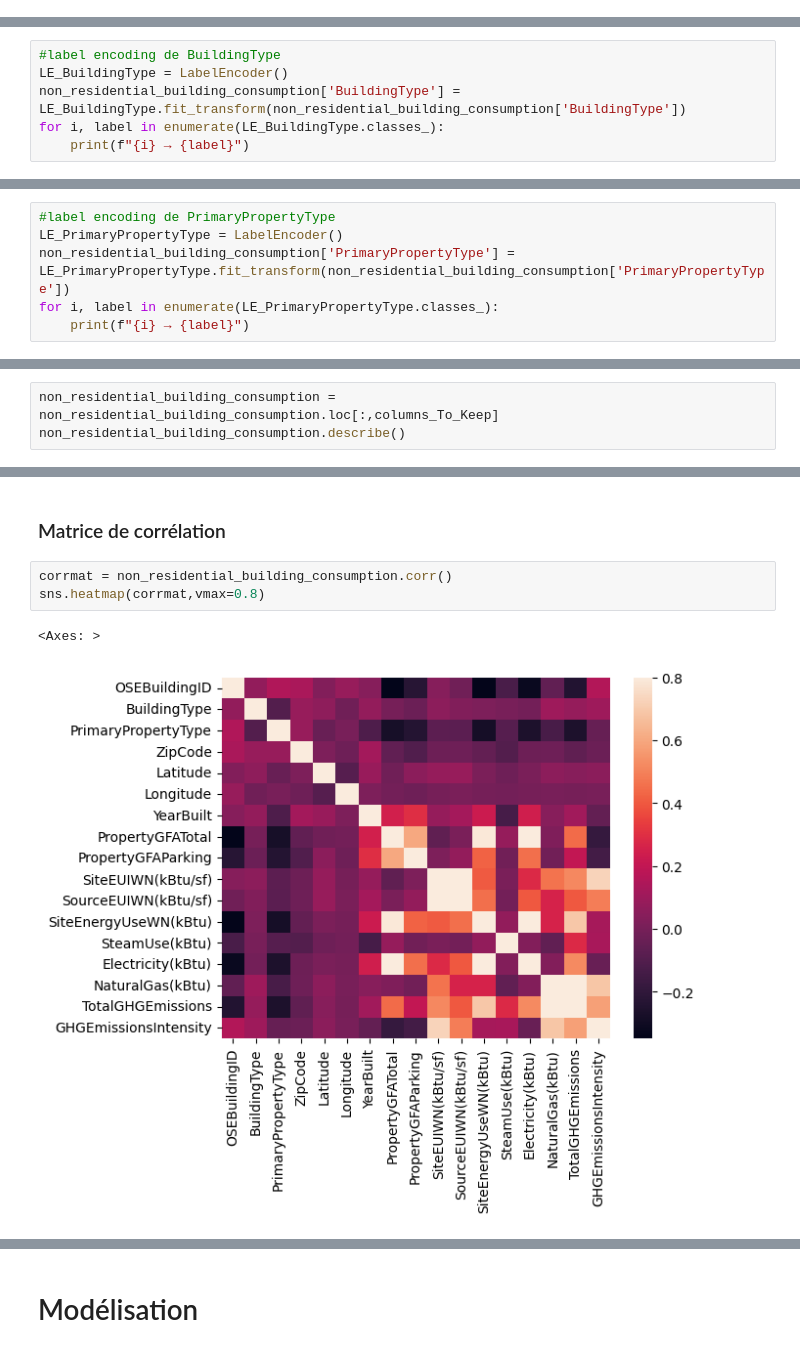
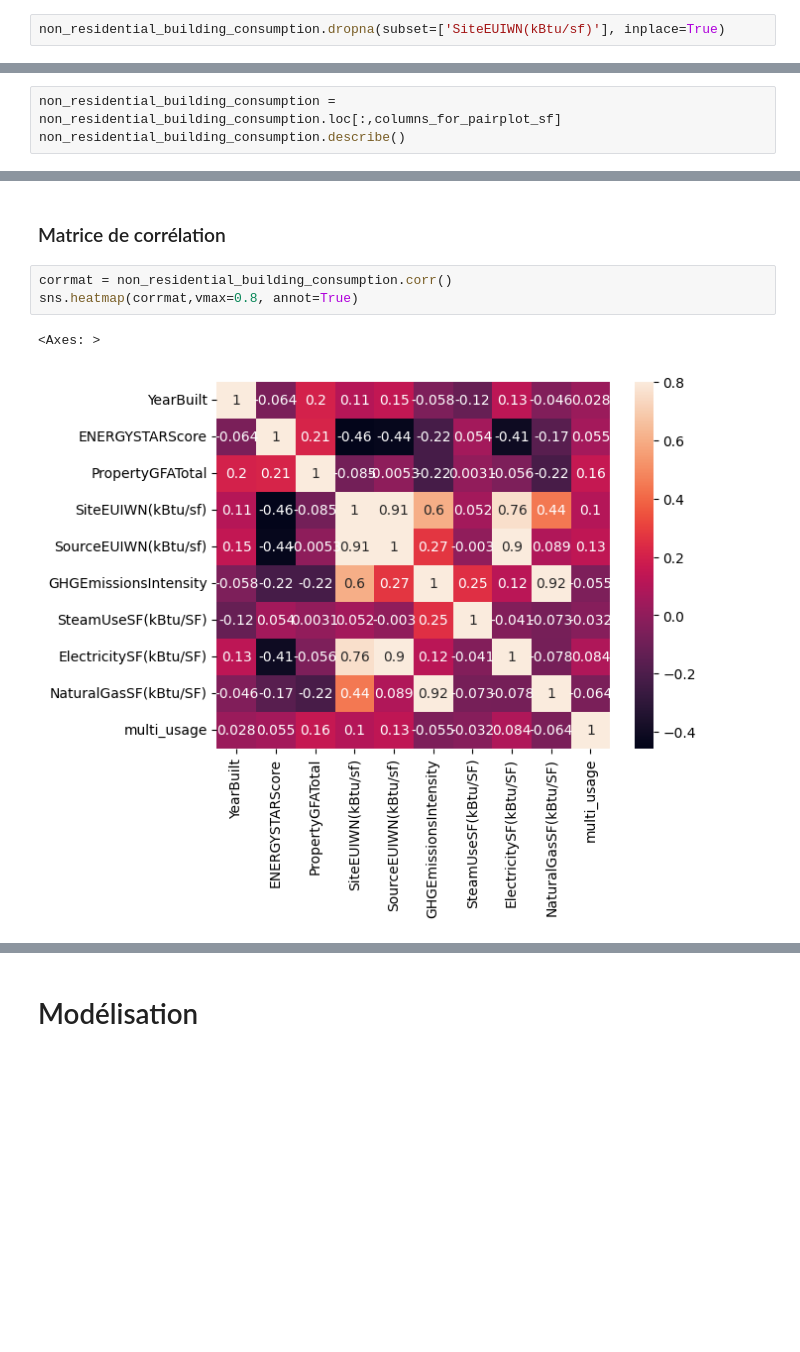
Before and after one commit to RandomFab/SEATLE, a Jupyter notebook: P3_template_modelistation_supervisee_data_scientist.ipynb, the cells around one changed output, grey strips where cells are left out. Cells and saved outputs as stored; diff of their text form; blank space fills up the shorter version.

```diff
--- a/P3_template_modelistation_supervisee_data_scientist.ipynb
+++ b/P3_template_modelistation_supervisee_data_scientist.ipynb
@@ -268,3 +352,5 @@ dtype: int64
+# %%
+non_residential_building_consumption.dropna(subset=['SiteEUIWN(kBtu/sf)'], inplace=True)
 # %% [markdown]
 **Conclusion :**
 Pour les datas manquantes > 15% sans réelle explication et sans intéret particulier = à supprimer :
@@ -345,6 +391,0 @@ Name: count, Length: 385, dtype: int64
-# %%
-#label encoding de BuildingType
-LE_BuildingType = LabelEncoder()
-non_residential_building_consumption['BuildingType'] = LE_BuildingType.fit_transform(non_residential_building_consumption['BuildingType'])
-for i, label in enumerate(LE_BuildingType.classes_):
-    print(f"{i} → {label}")
@@ -357,6 +391,0 @@ for i, label in enumerate(LE_BuildingType.classes_):
-# %%
-#label encoding de PrimaryPropertyType
-LE_PrimaryPropertyType = LabelEncoder()
-non_residential_building_consumption['PrimaryPropertyType'] = LE_PrimaryPropertyType.fit_transform(non_residential_building_consumption['PrimaryPropertyType'])
-for i, label in enumerate(LE_PrimaryPropertyType.classes_):
-    print(f"{i} → {label}")
@@ -381,4 +396,4 @@ for i, label in enumerate(LE_PrimaryPropertyType.classes_):
 # %%
-non_residential_building_consumption = non_residential_building_consumption.loc[:,columns_To_Keep]
+non_residential_building_consumption = non_residential_building_consumption.loc[:,columns_for_pairplot_sf]
 non_residential_building_consumption.describe()
 # %% [output]
@@ -404,7 +419,7 @@ non_residential_building_consumption.head()
 ### Matrice de corrélation
 # %%
 corrmat = non_residential_building_consumption.corr()
-sns.heatmap(corrmat,vmax=0.8)
+sns.heatmap(corrmat,vmax=0.8, annot=True)
 # %% [output]
 <Axes: >
-[figure, old version]
+[figure, new version]
```
Also changed, not shown: parts of 29 cells of this notebook.
